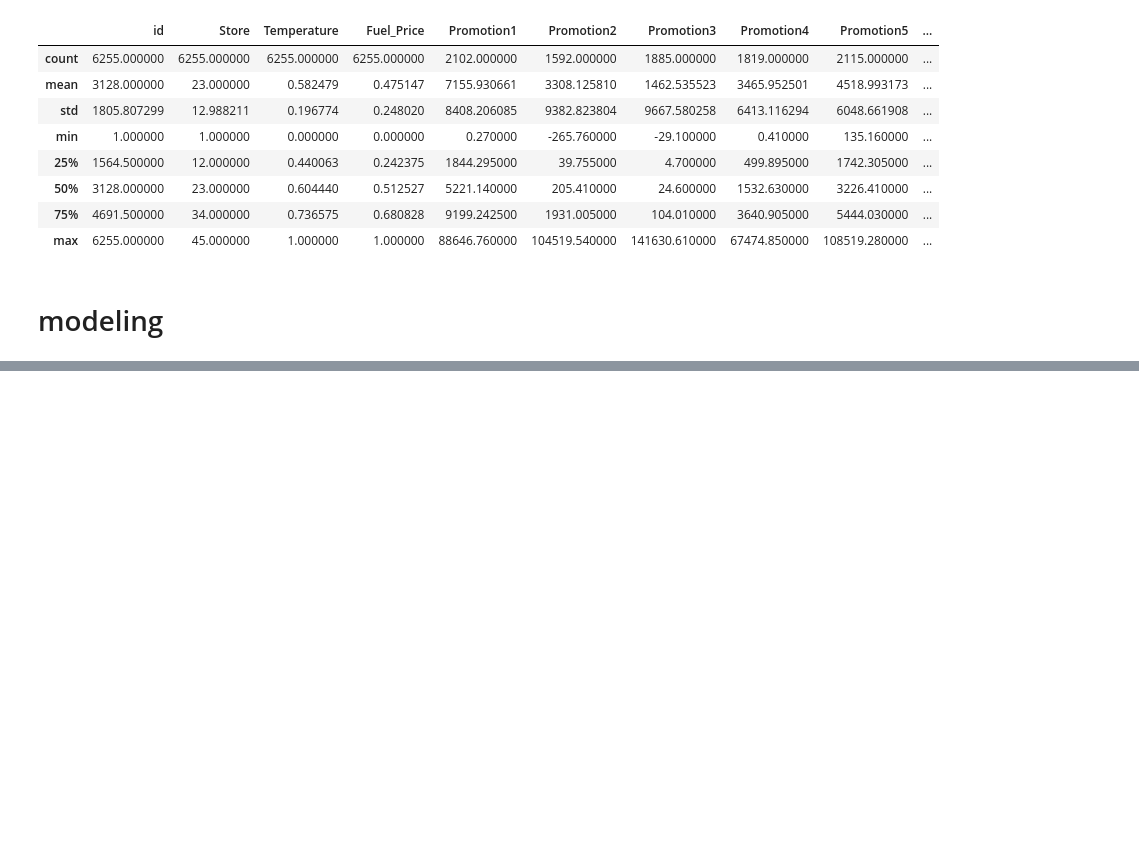
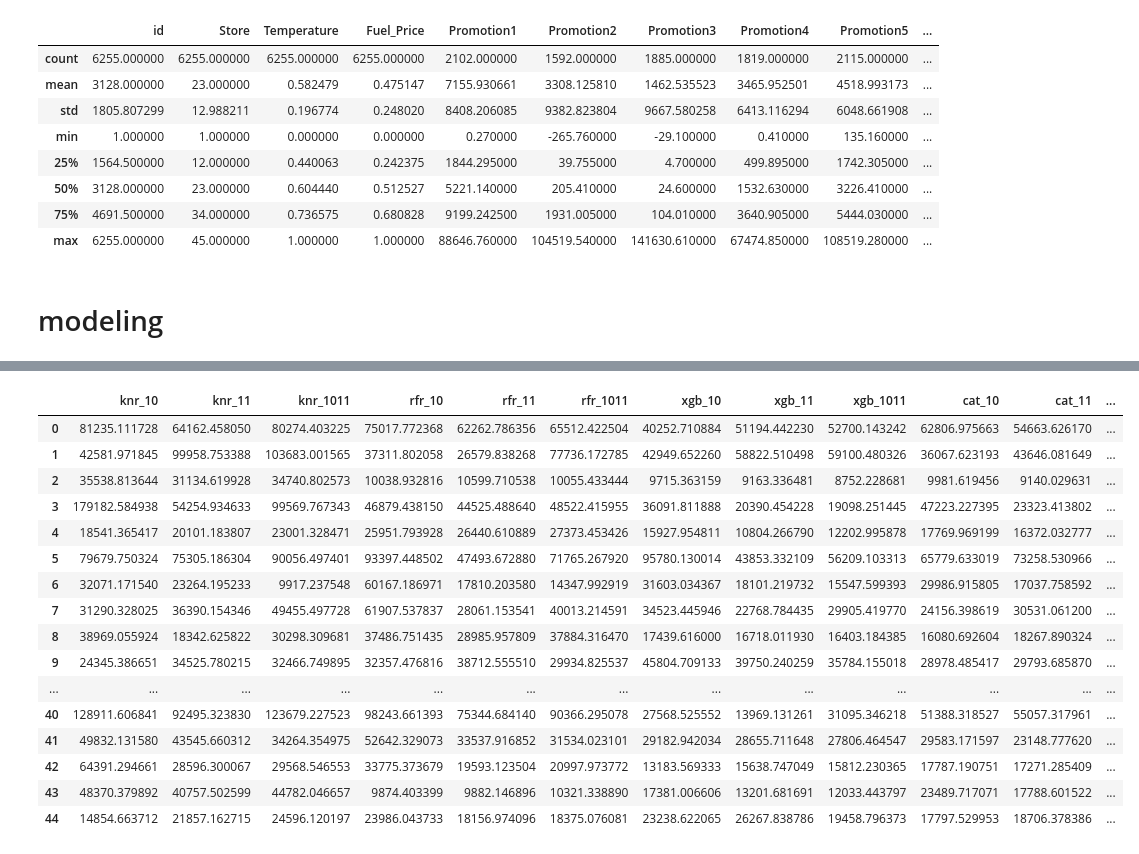
Before and after one commit to chi-hun/dacon, a Jupyter notebook: 쇼핑몰_지점별_매출액_예측_경진대회_2.ipynb, the cells around one changed output, grey strips where cells are left out. Saved outputs shown, nothing was run; the diff lists cells and outputs as text; code cells hidden in the pictures; blank space fills up the shorter version.

```diff
--- a/쇼핑몰_지점별_매출액_예측_경진대회_2.ipynb
+++ b/쇼핑몰_지점별_매출액_예측_경진대회_2.ipynb
@@ -518,0 +2258,12 @@ ee_train_3
+# %%
+hahaha = pd.concat([x_test_t, sub['Weekly_Sales']], axis = 1)
+# %%
+plt.figure(figsize=(20,20))
+for i in range(1,46):
+    plt.subplot(9,5,i)
+    for j in [2010,2011,2012]:
+        train_plt = train[(train['Store'] == i) & (train['Year'] == j)]
+        sns.lineplot(train_plt['Week'], train_plt['Weekly_Sales'], label=j)
+    sns.lineplot(hahaha['Week'], hahaha[hahaha['Store'] ==i]['Weekly_Sales'], label='pre')
+plt.legend()
+plt.show()
@@ -518,0 +2274,13 @@ ee_train_3
+# %%
+train_t = train.copy()
+train_t = train_t[['Store', 'Temperature', 'Fuel_Price', 'Unemployment',
+       'IsHoliday', 'Weekly_Sales', 'Week', 'Year', 'Month', 'pro']]
+x_train_t = train_t[['Store',
+       'IsHoliday', 'Week', 'Year', 'Month']]
+# %%
+knr = KNeighborsRegressor(n_neighbors=4, leaf_size=30)
+svr = SVR()
+rfr = RandomForestRegressor(n_estimators=80, max_depth=None)
+xgb = XGBRegressor(objective='reg:squarederror',max_depth=2, learning_rate=0.1, n_estimators=190)
+cat = CatBoostRegressor(verbose=0)
+lgbm = LGBMRegressor()
@@ -518,0 +2732,29 @@ ee_train_3
+# %%
+re_df3 = pd.DataFrame([knr_re_1,knr_re_2,knr_re_3,rfr_re_1,rfr_re_2,rfr_re_3,xgb_re_1,xgb_re_2,xgb_re_3,cat_re_1,cat_re_2,cat_re_3,xc_re_1,xc_re_2,xc_re_3,all_re_1,all_re_2,all_re_3])
+re_df3 = re_df3.T
+re_df3.columns = ['knr_10','knr_11','knr_1011','rfr_10','rfr_11','rfr_1011','xgb_10','xgb_11','xgb_1011','cat_10','cat_11','cat_1011','xc_10','xc_11','xc_1011','all_10','all_11','all_1011']
+re_df3['min'] = re_df3.min(axis=1)
+def select_ch(x):
+    se = np.argmin(x.values)
+    x['select'] = re_df3.columns[se]
+    return x
+re_df3 = re_df3.apply(select_ch, axis=1)
+re_df3
+# %% [output]
+|  | knr_10 | knr_11 | knr_1011 | rfr_10 | rfr_11 | rfr_1011 | xgb_10 | xgb_11 | xgb_1011 | cat_10 | cat_11 | ... |
+| 0 | 81235.111728 | 64162.458050 | 80274.403225 | 75017.772368 | 62262.786356 | 65512.422504 | 40252.710884 | 51194.442230 | 52700.143242 | 62806.975663 | 54663.626170 | ... |
+| 1 | 42581.971845 | 99958.753388 | 103683.001565 | 37311.802058 | 26579.838268 | 77736.172785 | 42949.652260 | 58822.510498 | 59100.480326 | 36067.623193 | 43646.081649 | ... |
+| 2 | 35538.813644 | 31134.619928 | 34740.802573 | 10038.932816 | 10599.710538 | 10055.433444 | 9715.363159 | 9163.336481 | 8752.228681 | 9981.619456 | 9140.029631 | ... |
+| 3 | 179182.584938 | 54254.934633 | 99569.767343 | 46879.438150 | 44525.488640 | 48522.415955 | 36091.811888 | 20390.454228 | 19098.251445 | 47223.227395 | 23323.413802 | ... |
+| 4 | 18541.365417 | 20101.183807 | 23001.328471 | 25951.793928 | 26440.610889 | 27373.453426 | 15927.954811 | 10804.266790 | 12202.995878 | 17769.969199 | 16372.032777 | ... |
+| 5 | 79679.750324 | 75305.186304 | 90056.497401 | 93397.448502 | 47493.672880 | 71765.267920 | 95780.130014 | 43853.332109 | 56209.103313 | 65779.633019 | 73258.530966 | ... |
+| 6 | 32071.171540 | 23264.195233 | 9917.237548 | 60167.186971 | 17810.203580 | 14347.992919 | 31603.034367 | 18101.219732 | 15547.599393 | 29986.915805 | 17037.758592 | ... |
+| 7 | 31290.328025 | 36390.154346 | 49455.497728 | 61907.537837 | 28061.153541 | 40013.214591 | 34523.445946 | 22768.784435 | 29905.419770 | 24156.398619 | 30531.061200 | ... |
+| 8 | 38969.055924 | 18342.625822 | 30298.309681 | 37486.751435 | 28985.957809 | 37884.316470 | 17439.616000 | 16718.011930 | 16403.184385 | 16080.692604 | 18267.890324 | ... |
+| 9 | 24345.386651 | 34525.780215 | 32466.749895 | 32357.476816 | 38712.555510 | 29934.825537 | 45804.709133 | 39750.240259 | 35784.155018 | 28978.485417 | 29793.685870 | ... |
+| ... | ... | ... | ... | ... | ... | ... | ... | ... | ... | ... | ... | ... |
+| 40 | 128911.606841 | 92495.323830 | 123679.227523 | 98243.661393 | 75344.684140 | 90366.295078 | 27568.525552 | 13969.131261 | 31095.346218 | 51388.318527 | 55057.317961 | ... |
+| 41 | 49832.131580 | 43545.660312 | 34264.354975 | 52642.329073 | 33537.916852 | 31534.023101 | 29182.942034 | 28655.711648 | 27806.464547 | 29583.171597 | 23148.777620 | ... |
+| 42 | 64391.294661 | 28596.300067 | 29568.546553 | 33775.373679 | 19593.123504 | 20997.973772 | 13183.569333 | 15638.747049 | 15812.230365 | 17787.190751 | 17271.285409 | ... |
+| 43 | 48370.379892 | 40757.502599 | 44782.046657 | 9874.403399 | 9882.146896 | 10321.338890 | 17381.006606 | 13201.681691 | 12033.443797 | 23489.717071 | 17788.601522 | ... |
+| 44 | 14854.663712 | 21857.162715 | 24596.120197 | 23986.043733 | 18156.974096 | 18375.076081 | 23238.622065 | 26267.838786 | 19458.796373 | 17797.529953 | 18706.378386 | ... |
```
Also changed, not shown: parts of 128 cells of this notebook.
